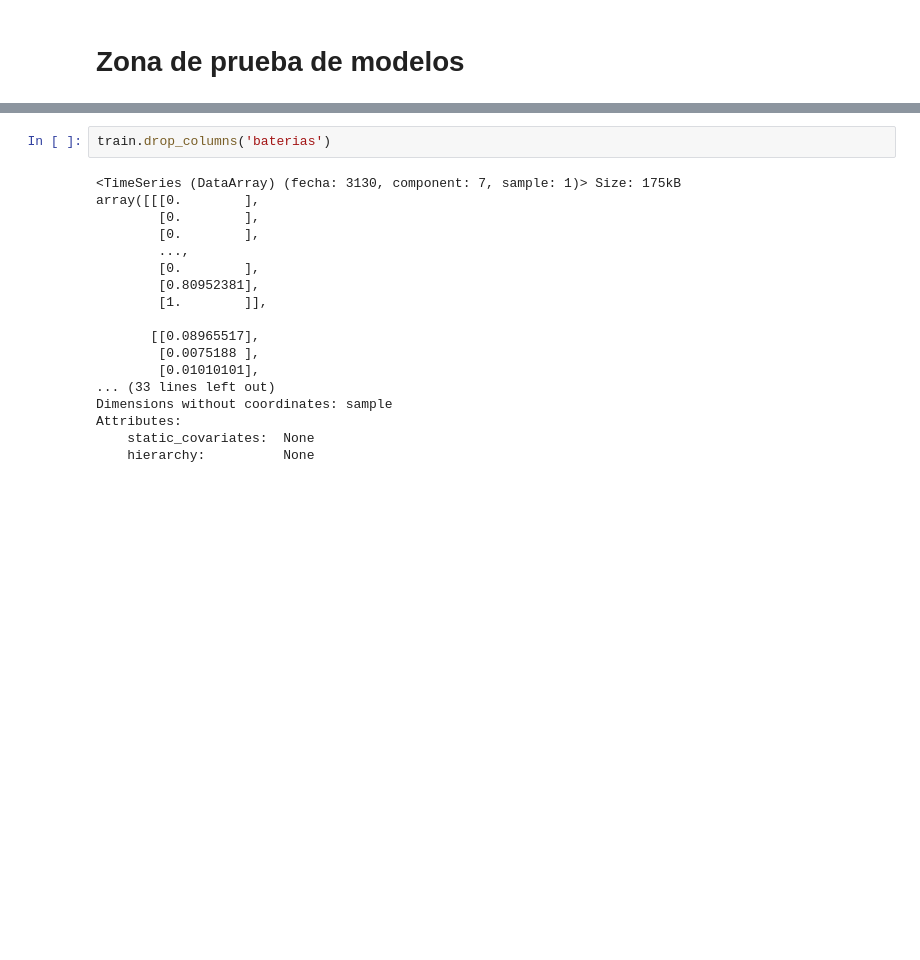
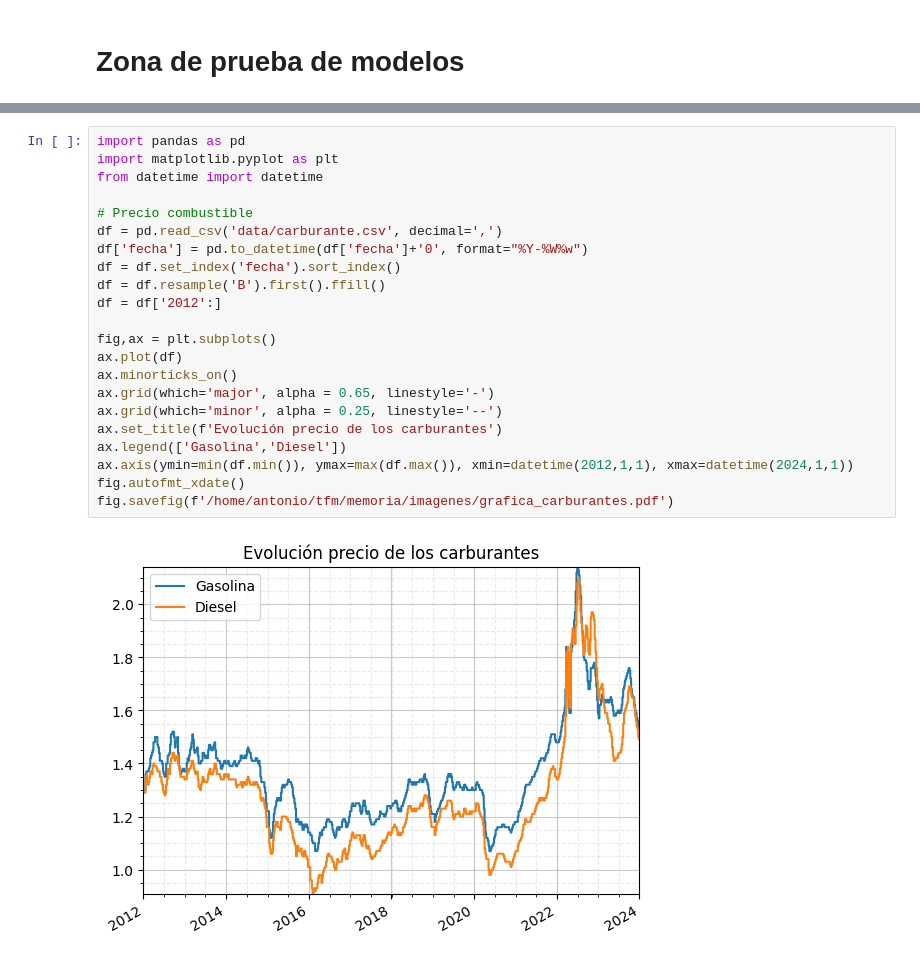
Before and after one commit to antonio-przgrc/tfm, a Jupyter notebook: code/analisis.ipynb, the cells around one changed output, grey strips where cells are left out. Saved outputs shown, nothing was run; the diff lists cells and outputs as text; blank space fills up the shorter version.

Commit message:
festivos y carburantes

```diff
--- a/code/analisis.ipynb
+++ b/code/analisis.ipynb
@@ -638,20 +337,24 @@ limpiaparabrisas
-# %%
-train.drop_columns('baterias')
-# %% [output]
-<TimeSeries (DataArray) (fecha: 3130, component: 7, sample: 1)> Size: 175kB
-array([[[0.        ],
-        [0.        ],
-        [0.        ],
-        ...,
-        [0.        ],
-        [0.80952381],
-        [1.        ]],
-
-       [[0.08965517],
-        [0.0075188 ],
-        [0.01010101],
-... (33 lines left out)
-Dimensions without coordinates: sample
-Attributes:
-    static_covariates:  None
-    hierarchy:          None
+# %%
+import pandas as pd
+import matplotlib.pyplot as plt
+from datetime import datetime
+
+# Precio combustible
+df = pd.read_csv('data/carburante.csv', decimal=',')
+df['fecha'] = pd.to_datetime(df['fecha']+'0', format="%Y-%W%w")
+df = df.set_index('fecha').sort_index()
+df = df.resample('B').first().ffill()
+df = df['2012':]
+
+fig,ax = plt.subplots()
+ax.plot(df)
+ax.minorticks_on()
+ax.grid(which='major', alpha = 0.65, linestyle='-')
+ax.grid(which='minor', alpha = 0.25, linestyle='--')
+ax.set_title(f'Evolución precio de los carburantes')
+ax.legend(['Gasolina','Diesel'])
+ax.axis(ymin=min(df.min()), ymax=max(df.max()), xmin=datetime(2012,1,1), xmax=datetime(2024,1,1))
+fig.autofmt_xdate()
+fig.savefig(f'/home/antonio/tfm/memoria/imagenes/grafica_carburantes.pdf')
+# %% [output]
+[figure, added]
```
Also changed, not shown: parts of 2 cells of this notebook, 4 other files.
